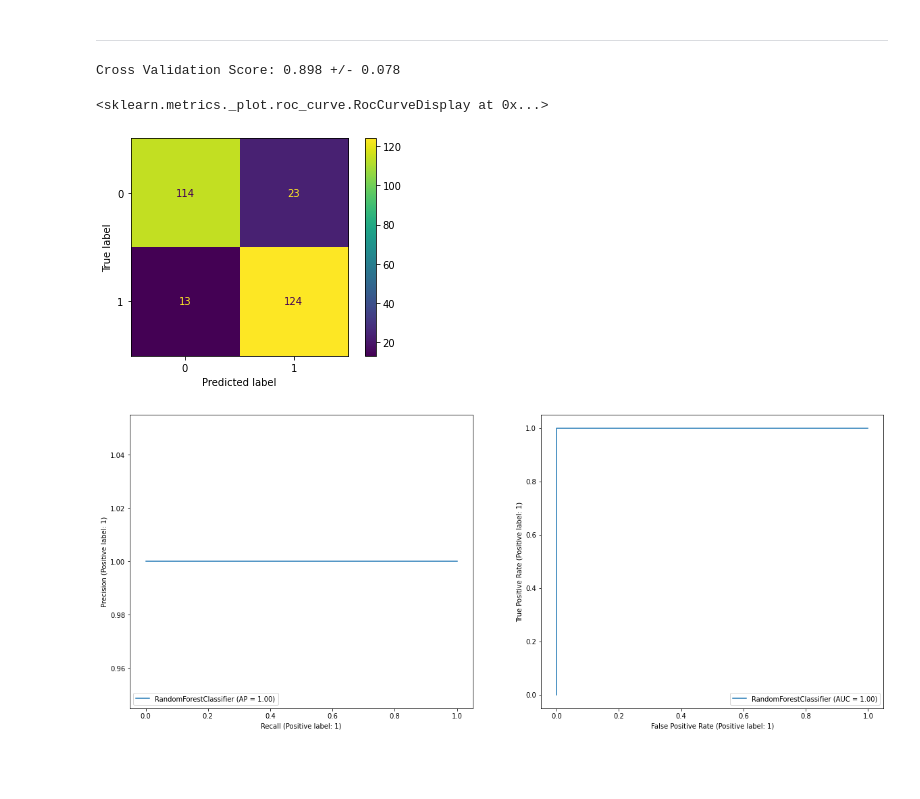
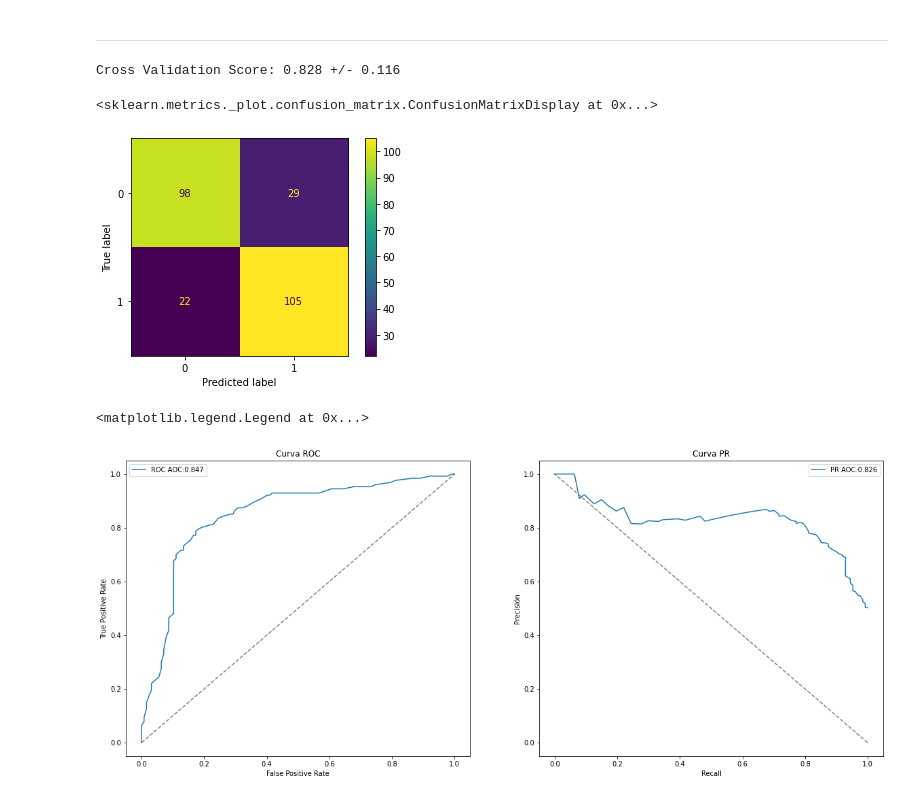
Before and after one commit to JaviCeRodriguez/Heart-Failure-ML, a Jupyter notebook: base_model.ipynb, the cells around one changed output. Saved outputs shown, nothing was run; the diff lists cells and outputs as text; code cells hidden in the pictures; blank space fills up the shorter version.

```diff
--- a/base_model.ipynb
+++ b/base_model.ipynb
@@ -20,36 +20,46 @@ feat_train, targ_train = SMOTE().fit_resample(feat_train, targ_train)
 # %% [markdown]
 ---
 # %%
-hyperparam = {"n_estimators":[2000,2500,3000,4000,5000]}
+# VER Q DA IGUAL LOS HIPERPARAMETROS -> PREGUNTAR
 rf_model = RandomForestClassifier()
-rf_grilla = GridSearchCV(rf_model,hyperparam,cv=10,scoring="f1",n_jobs=-1)
-rf_grilla.fit(feat_train,targ_train)
-rf_model = rf_grilla.best_estimator_
-print(rf_grilla.best_params_)
-print("Grilla Best Score: {:.3f}".format(rf_grilla.best_score_))
-rf_scoring = cross_val_score(rf_model, feat_train, targ_train,cv=10, scoring="f1")
+rf_model.fit(feat_train,targ_train)
+rf_scoring = cross_val_score(rf_model, feat_train, targ_train,cv=10, scoring="recall")
 print("Cross Validation Score: {:.3f} +/- {:.3f}".format(rf_scoring.mean(),rf_scoring.std()))
+# %% [output]
+Cross Validation Score: 0.828 +/- 0.116
-# %%
-# VER Q DA IGUAL LOS HIPERPARAMETROS -> PREGUNTAR
-rf_model = RandomForestClassifier()
-rf_model.fit(feat_train,targ_train)
-
-rf_scoring = cross_val_score(rf_model, feat_train, targ_train,cv=10, scoring="f1")
-print("Cross Validation Score: {:.3f} +/- {:.3f}".format(rf_scoring.mean(),rf_scoring.std()))
-# %% [output]
-Cross Validation Score: 0.898 +/- 0.078
 # %%
 rf_predicted = cross_val_predict(rf_model,feat_train,targ_train,cv=10)
 cm = confusion_matrix(targ_train, rf_predicted)
 disp = ConfusionMatrixDisplay(confusion_matrix=cm)
 disp.plot()
-fig, (ax1, ax2) = plt.subplots(1, 2, figsize=(20, 8))
-plot_precision_recall_curve(rf_model, feat_train, targ_train,ax=ax1)
-plot_roc_curve(rf_model, feat_train, targ_train,ax=ax2)
 # %% [output]
-<sklearn.metrics._plot.roc_curve.RocCurveDisplay at 0x...>
+<sklearn.metrics._plot.confusion_matrix.ConfusionMatrixDisplay at 0x...>
-[figure, old version]
+[figure, new version]
-[figure, removed]
+# %%
+rf_predicted = cross_val_predict(rf_model,feat_train,targ_train,cv=10,method="predict_proba")
+fpr, tpr, thresholds = roc_curve(targ_train, rf_predicted[:,1])
+precisions, recalls, thresholds = precision_recall_curve(targ_train, rf_predicted[:,1])
+roc_auc = auc(fpr, tpr)
+pr_auc = auc(recalls, precisions)
+
+fig, (ax1, ax2) = plt.subplots(1, 2, figsize=(20, 8))
+plt.subplot(1,2,1)
+plt.plot(fpr,tpr,label = "ROC AOC:{:.3f}".format(roc_auc))
+plt.plot([0,1],[0,1],'--k', alpha=0.5)
+plt.xlabel('False Positive Rate')
+plt.ylabel('True Positive Rate')
+plt.title('Curva ROC')
+plt.legend()
+plt.subplot(1,2,2)
+plt.plot(recalls,precisions,label = "PR AOC:{:.3f}".format(pr_auc))
+plt.plot([1,0],[0,1],'--k', alpha=0.5)
+plt.ylabel('Precisión')
+plt.xlabel('Recall')
+plt.title('Curva PR')
+plt.legend()
+# %% [output]
+<matplotlib.legend.Legend at 0x...>
+[figure, added]
 # %%
 rf_predicted_t = rf_model.predict(feat_test)
 cm = confusion_matrix(targ_test, rf_predicted_t)
```
Also changed, not shown: parts of 6 cells of this notebook, 1 other file.
